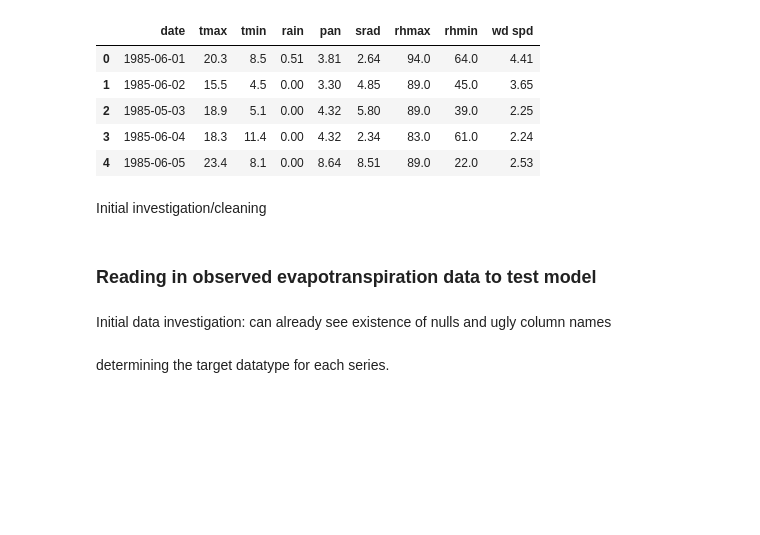
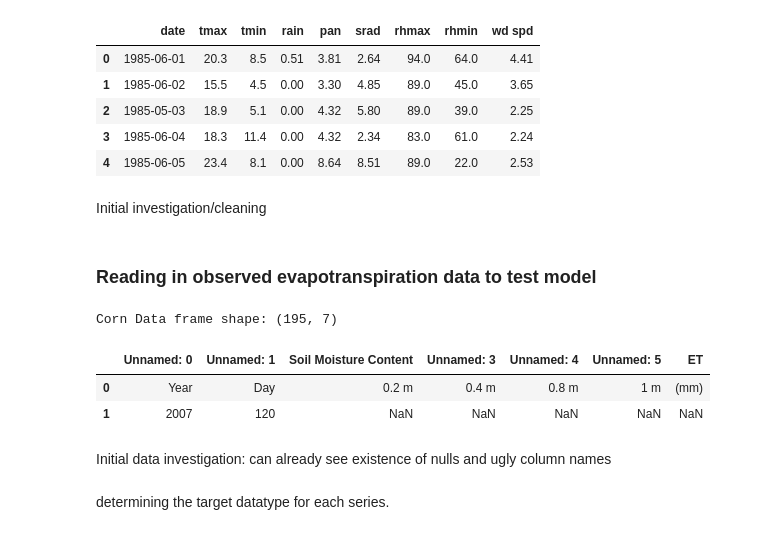
Before and after one commit to AAndresen875/hydrologic_modeling, a Jupyter notebook: evaporation_transpiration/Chapter6PrecipGiven.ipynb, the cells around one changed output. Cells and saved outputs as stored; diff of their text form; code cells hidden in the pictures; blank space fills up the shorter version.

```diff
--- a/evaporation_transpiration/Chapter6PrecipGiven.ipynb
+++ b/evaporation_transpiration/Chapter6PrecipGiven.ipynb
@@ -63,9 +60,15 @@ waseca.plot()
 ### Reading in observed evapotranspiration data to test model
 # %%
 #reading in observed ET data
-observed_et_data_waseca_corn_r204 = pd.read_excel('Data/ObservedET_Waseca_2007.xls', sheet_name = 'Corn_R204')
+datapath = os.path.dirname(os.getcwd())+'/Data/ObservedET_Waseca_2007.xls'
+observed_et_data_waseca_corn_r204 = pd.read_excel(datapath, sheet_name = 'Corn_R204')
 print("Corn Data frame shape:", observed_et_data_waseca_corn_r204.shape)
 observed_et_data_waseca_corn_r204.head(2)
+# %% [output]
+Corn Data frame shape: (195, 7)
+|  | Unnamed: 0 | Unnamed: 1 | Soil Moisture Content | Unnamed: 3 | Unnamed: 4 | Unnamed: 5 | ET |
+| 0 | Year | Day | 0.2 m | 0.4 m | 0.8 m | 1 m | (mm) |
+| 1 | 2007 | 120 | NaN | NaN | NaN | NaN | NaN |
 # %% [markdown]
 Initial data investigation: can already see existence of nulls and ugly column names
 # %%
```
Also changed, not shown: parts of 3 cells of this notebook.
